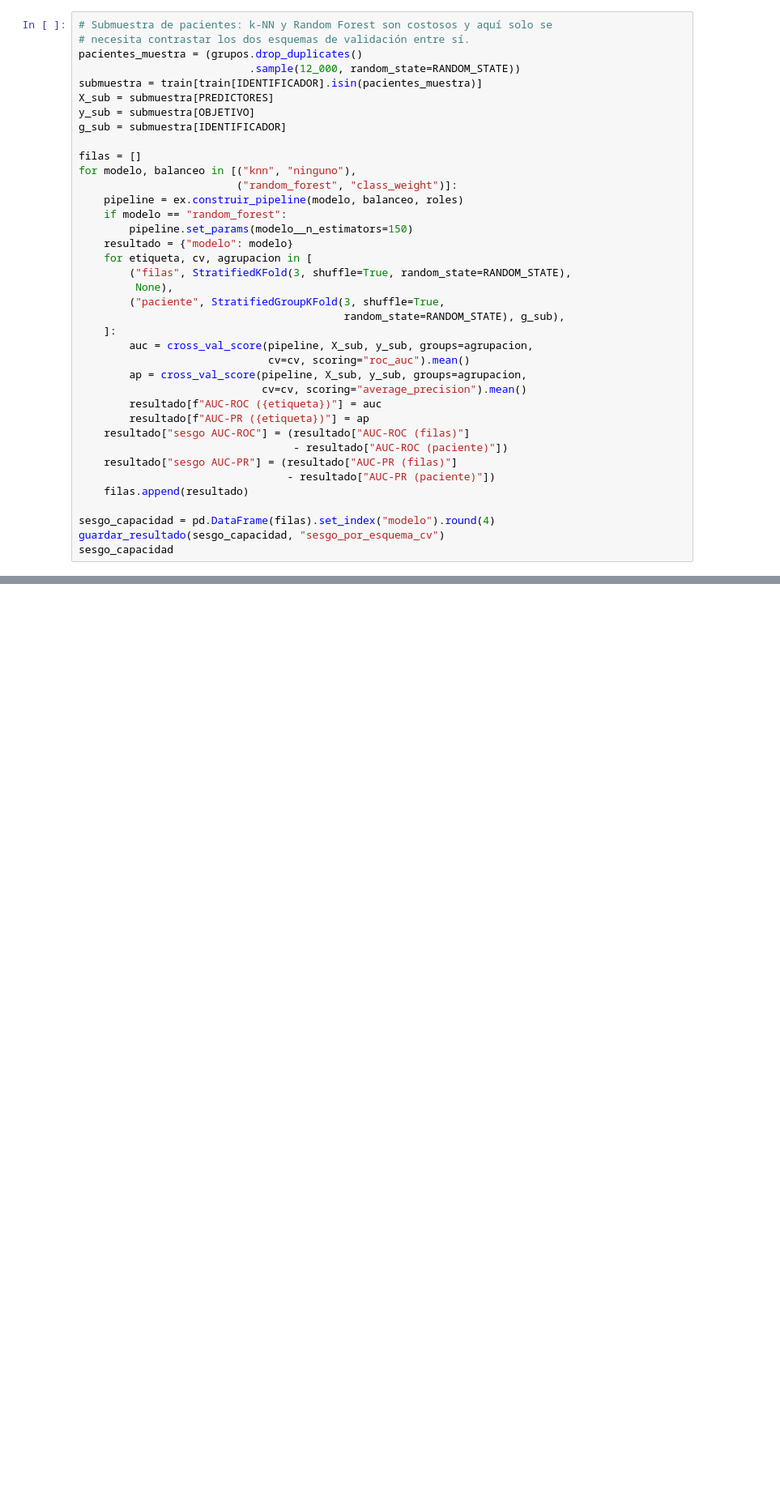
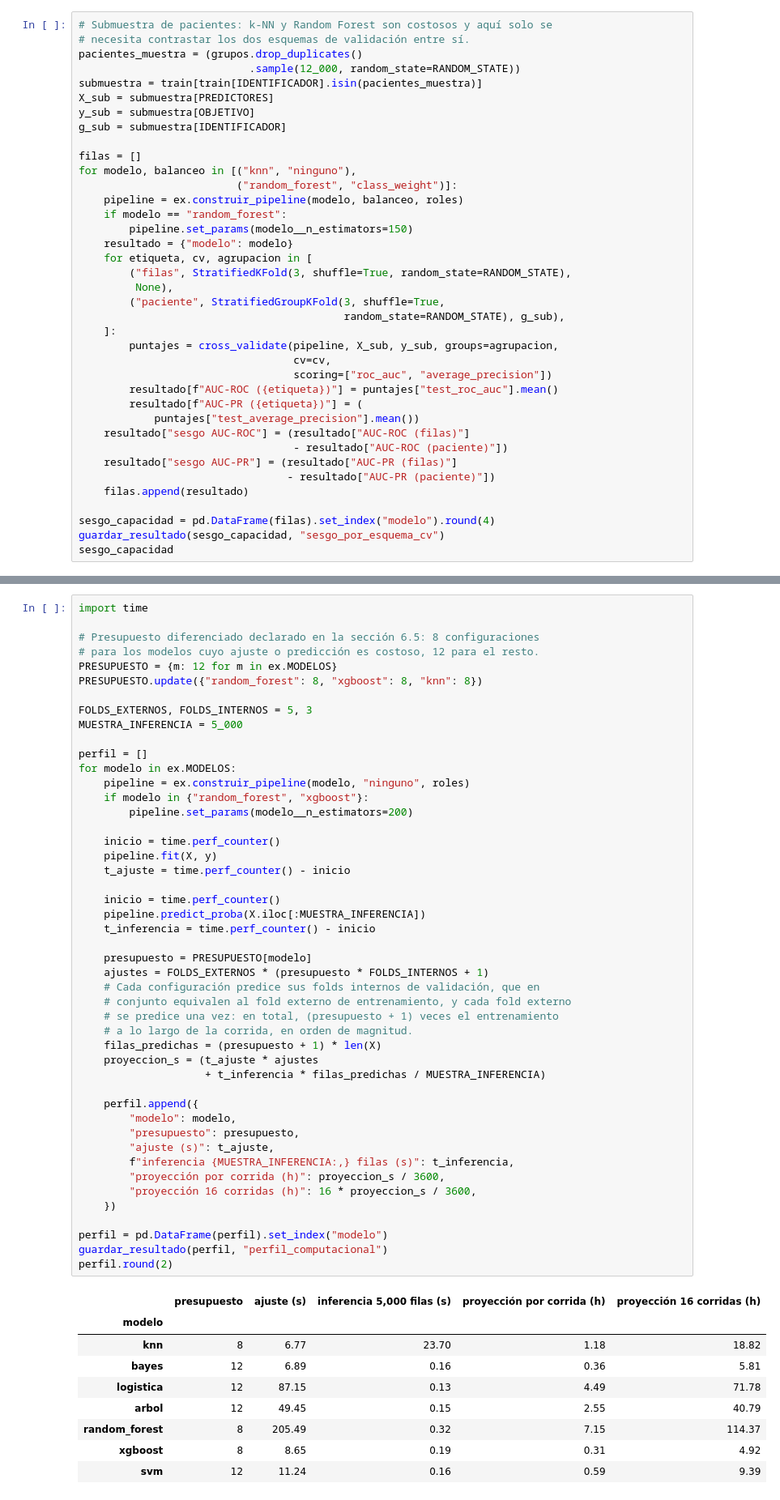
Before and after one commit to joshua2412-a/Diabetes_ProyectoML_202630, a Jupyter notebook: docs/06_Preprocesamiento.ipynb, the cells around one changed output, grey strips where cells are left out. Shown at 81% size. Cells and saved outputs as stored; diff of their text form; blank space fills up the shorter version.

```diff
--- a/docs/06_Preprocesamiento.ipynb
+++ b/docs/06_Preprocesamiento.ipynb
@@ -148,12 +200,12 @@ for modelo, balanceo in [("knn", "ninguno"),
         ("paciente", StratifiedGroupKFold(3, shuffle=True,
                                           random_state=RANDOM_STATE), g_sub),
     ]:
-        auc = cross_val_score(pipeline, X_sub, y_sub, groups=agrupacion,
-                              cv=cv, scoring="roc_auc").mean()
-        ap = cross_val_score(pipeline, X_sub, y_sub, groups=agrupacion,
-                             cv=cv, scoring="average_precision").mean()
-        resultado[f"AUC-ROC ({etiqueta})"] = auc
-        resultado[f"AUC-PR ({etiqueta})"] = ap
+        puntajes = cross_validate(pipeline, X_sub, y_sub, groups=agrupacion,
+                                  cv=cv,
+                                  scoring=["roc_auc", "average_precision"])
+        resultado[f"AUC-ROC ({etiqueta})"] = puntajes["test_roc_auc"].mean()
+        resultado[f"AUC-PR ({etiqueta})"] = (
+            puntajes["test_average_precision"].mean())
     resultado["sesgo AUC-ROC"] = (resultado["AUC-ROC (filas)"]
                                   - resultado["AUC-ROC (paciente)"])
     resultado["sesgo AUC-PR"] = (resultado["AUC-PR (filas)"]
@@ -286 +389,58 @@ perfil.round(2)
+# %%
+import time
+
+# Presupuesto diferenciado declarado en la sección 6.5: 8 configuraciones
+# para los modelos cuyo ajuste o predicción es costoso, 12 para el resto.
+PRESUPUESTO = {m: 12 for m in ex.MODELOS}
+PRESUPUESTO.update({"random_forest": 8, "xgboost": 8, "knn": 8})
+
+FOLDS_EXTERNOS, FOLDS_INTERNOS = 5, 3
+MUESTRA_INFERENCIA = 5_000
+
+perfil = []
+for modelo in ex.MODELOS:
+    pipeline = ex.construir_pipeline(modelo, "ninguno", roles)
+    if modelo in {"random_forest", "xgboost"}:
+        pipeline.set_params(modelo__n_estimators=200)
+
+    inicio = time.perf_counter()
+    pipeline.fit(X, y)
+    t_ajuste = time.perf_counter() - inicio
+
+    inicio = time.perf_counter()
+    pipeline.predict_proba(X.iloc[:MUESTRA_INFERENCIA])
+    t_inferencia = time.perf_counter() - inicio
+
+    presupuesto = PRESUPUESTO[modelo]
+    ajustes = FOLDS_EXTERNOS * (presupuesto * FOLDS_INTERNOS + 1)
+    # Cada configuración predice sus folds internos de validación, que en
+    # conjunto equivalen al fold externo de entrenamiento, y cada fold externo
+    # se predice una vez: en total, (presupuesto + 1) veces el entrenamiento
+    # a lo largo de la corrida, en orden de magnitud.
+    filas_predichas = (presupuesto + 1) * len(X)
+    proyeccion_s = (t_ajuste * ajustes
+                    + t_inferencia * filas_predichas / MUESTRA_INFERENCIA)
+
+    perfil.append({
+        "modelo": modelo,
+        "presupuesto": presupuesto,
+        "ajuste (s)": t_ajuste,
+        f"inferencia {MUESTRA_INFERENCIA:,} filas (s)": t_inferencia,
+        "proyección por corrida (h)": proyeccion_s / 3600,
+        "proyección 16 corridas (h)": 16 * proyeccion_s / 3600,
+    })
+
+perfil = pd.DataFrame(perfil).set_index("modelo")
+guardar_resultado(perfil, "perfil_computacional")
+perfil.round(2)
+# %% [output]
+|  | presupuesto | ajuste (s) | inferencia 5,000 filas (s) | proyección por corrida (h) | proyección 16 corridas (h) |
+| modelo |  |  |  |  |  |
+| knn | 8 | 6.77 | 23.70 | 1.18 | 18.82 |
+| bayes | 12 | 6.89 | 0.16 | 0.36 | 5.81 |
+| logistica | 12 | 87.15 | 0.13 | 4.49 | 71.78 |
+| arbol | 12 | 49.45 | 0.15 | 2.55 | 40.79 |
+| random_forest | 8 | 205.49 | 0.32 | 7.15 | 114.37 |
+| xgboost | 8 | 8.65 | 0.19 | 0.31 | 4.92 |
+| svm | 12 | 11.24 | 0.16 | 0.59 | 9.39 |
 # %% [markdown]
```
Also changed, not shown: parts of 22 cells of this notebook, 7 other files.
